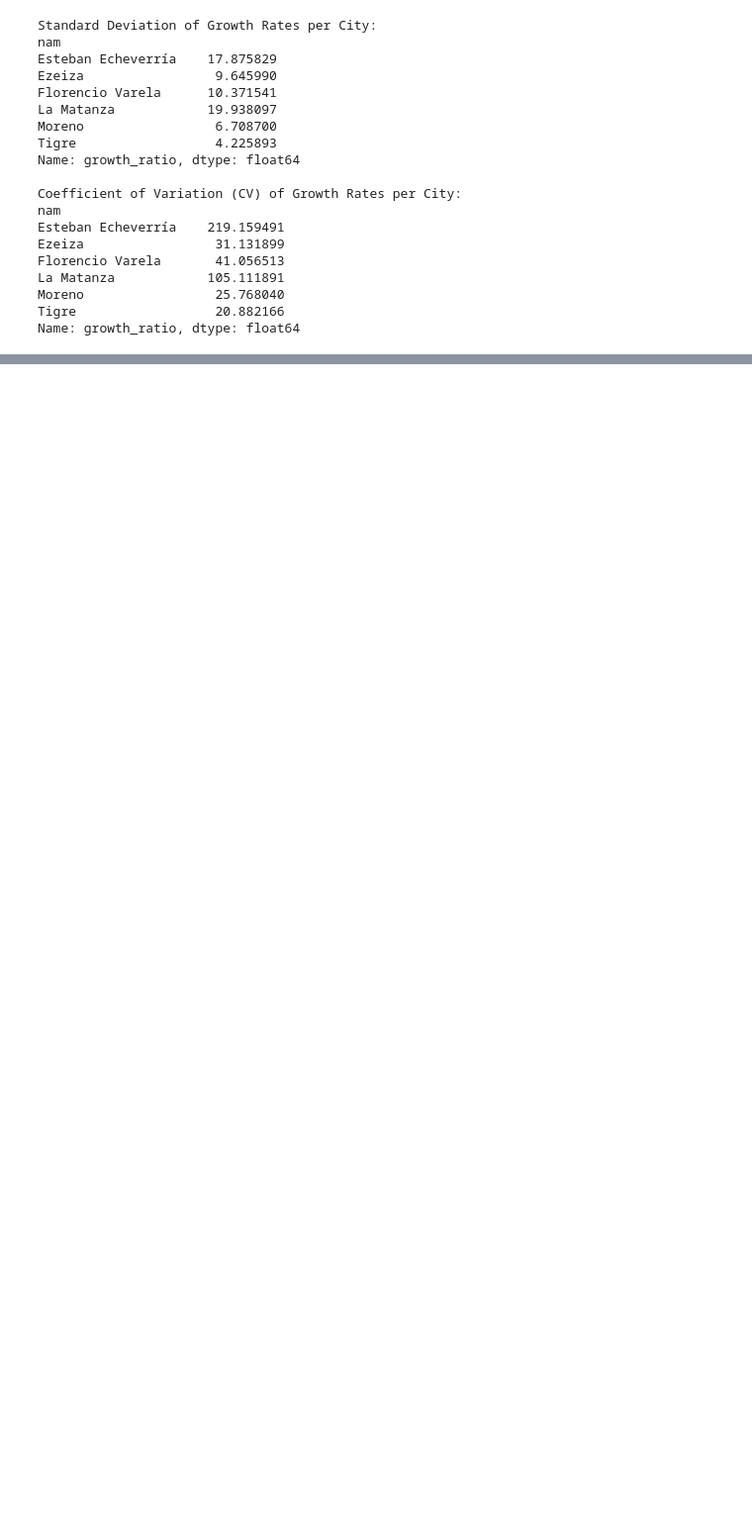
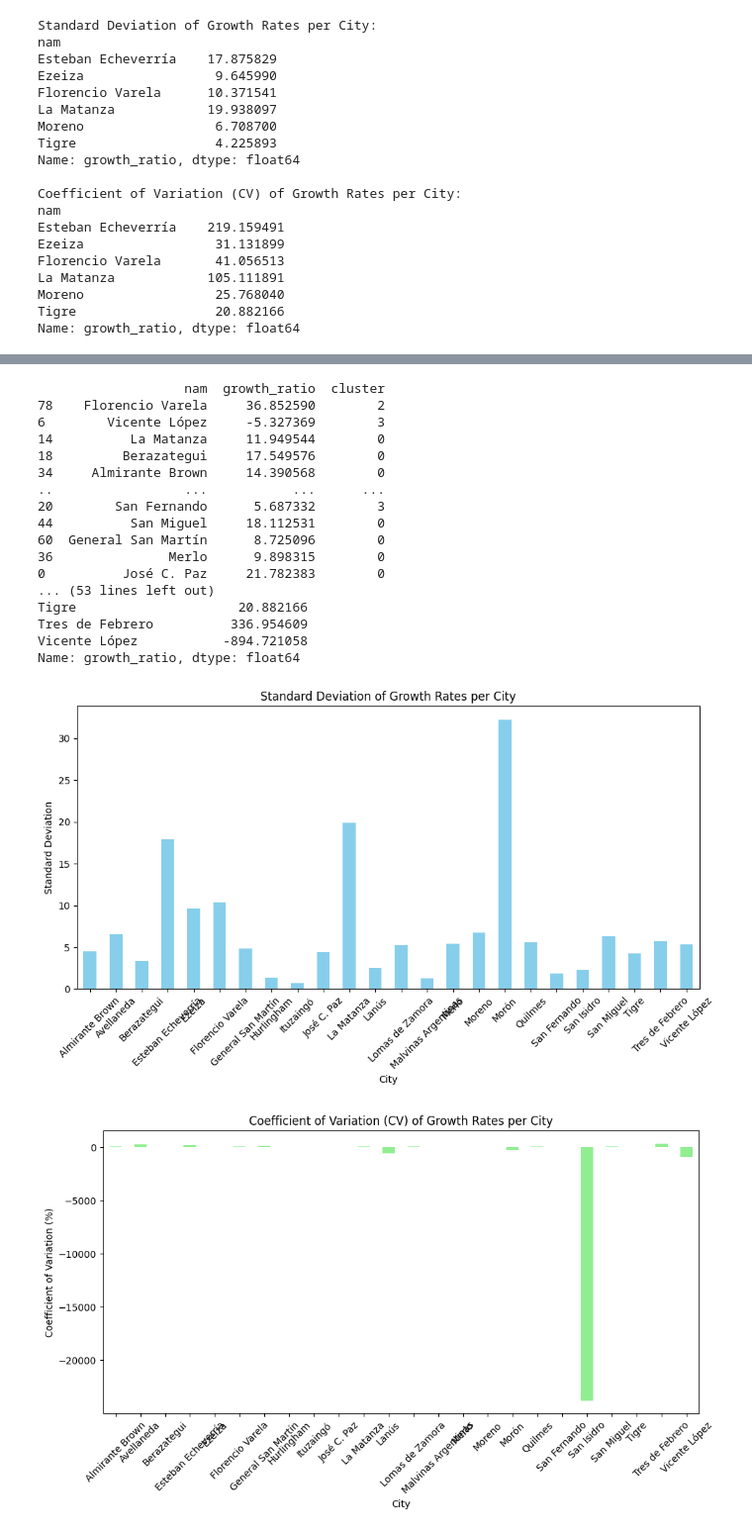
Before and after one commit to fmeseri/ITBA_TFI, a Jupyter notebook: code/python/notebooks/EDA_censos.ipynb, the cells around one changed output, grey strips where cells are left out. Shown at 99% size. Cells and saved outputs as stored; diff of their text form; code cells hidden in the pictures; blank space fills up the shorter version.

```diff
--- a/code/python/notebooks/EDA_censos.ipynb
+++ b/code/python/notebooks/EDA_censos.ipynb
@@ -587,0 +638,58 @@ plt.show()
+# %%
+### NOW FOR ALL dpetos not only cluster 2
+
+# Drop rows with NaN growth ratios
+df_cleaned = df_sorted.dropna(subset=['growth_ratio'])
+
+# Select the growth ratio column for clustering
+X = df_cleaned[['growth_ratio']]
+
+# Define the number of clusters (you can adjust this based on your preference)
+num_clusters = 4
+
+# Perform K-means clustering
+kmeans = KMeans(n_clusters=num_clusters, random_state=42)
+df_cleaned['cluster'] = kmeans.fit_predict(X)
+
+# Display the DataFrame with cluster assignments
+print(df_cleaned[['nam', 'growth_ratio', 'cluster']])
+
+# Calculate cluster centers (mean growth ratio) for each cluster
+cluster_centers = df_cleaned.groupby('cluster')['growth_ratio'].mean()
+
+## sort
+df_allcities = df_cleaned.sort_values(by='nam')
+
+
+## DEVIATION
+std_deviation_per_city = df_allcities.groupby('nam')['growth_ratio'].std()
+
+# Calculate the coefficient of variation (CV) of growth rates for each city
+mean_growth_rate_per_city = df_allcities.groupby('nam')['growth_ratio'].mean()
+cv_per_city = (std_deviation_per_city / mean_growth_rate_per_city) * 100
+
+# Display the standard deviation and coefficient of variation per city
+print("Standard Deviation of Growth Rates per City:")
+print(std_deviation_per_city)
+print("\nCoefficient of Variation (CV) of Growth Rates per City:")
+print(cv_per_city)
+# Plot the standard deviation of growth rates per city
+plt.figure(figsize=(10, 6))
+std_deviation_per_city.plot(kind='bar', color='skyblue')
+plt.title('Standard Deviation of Growth Rates per City')
+plt.xlabel('City')
+plt.ylabel('Standard Deviation')
+plt.xticks(rotation=45)
+plt.tight_layout()
+plt.show()
+
+# Plot the coefficient of variation (CV) of growth rates per city
+plt.figure(figsize=(10, 6))
+cv_per_city.plot(kind='bar', color='lightgreen')
+plt.title('Coefficient of Variation (CV) of Growth Rates per City')
+plt.xlabel('City')
+plt.ylabel('Coefficient of Variation (%)')
+plt.xticks(rotation=45)
+plt.tight_layout()
+plt.show()
+# %% [output]
@@ -587,0 +701,19 @@ plt.show()
+                   nam  growth_ratio  cluster
+78    Florencio Varela     36.852590        2
+6        Vicente López     -5.327369        3
+14          La Matanza     11.949544        0
+18         Berazategui     17.549576        0
+34     Almirante Brown     14.390568        0
+..                 ...           ...      ...
+20        San Fernando      5.687332        3
+44          San Miguel     18.112531        0
+60  General San Martín      8.725096        0
+36               Merlo      9.898315        0
+0          José C. Paz     21.782383        0
+... (53 lines left out)
+Tigre                     20.882166
+Tres de Febrero          336.954609
+Vicente López           -894.721058
+Name: growth_ratio, dtype: float64
+[figure, added]
+[figure, added]
```
Also changed, not shown: parts of 8 cells of this notebook, 9 other files.
